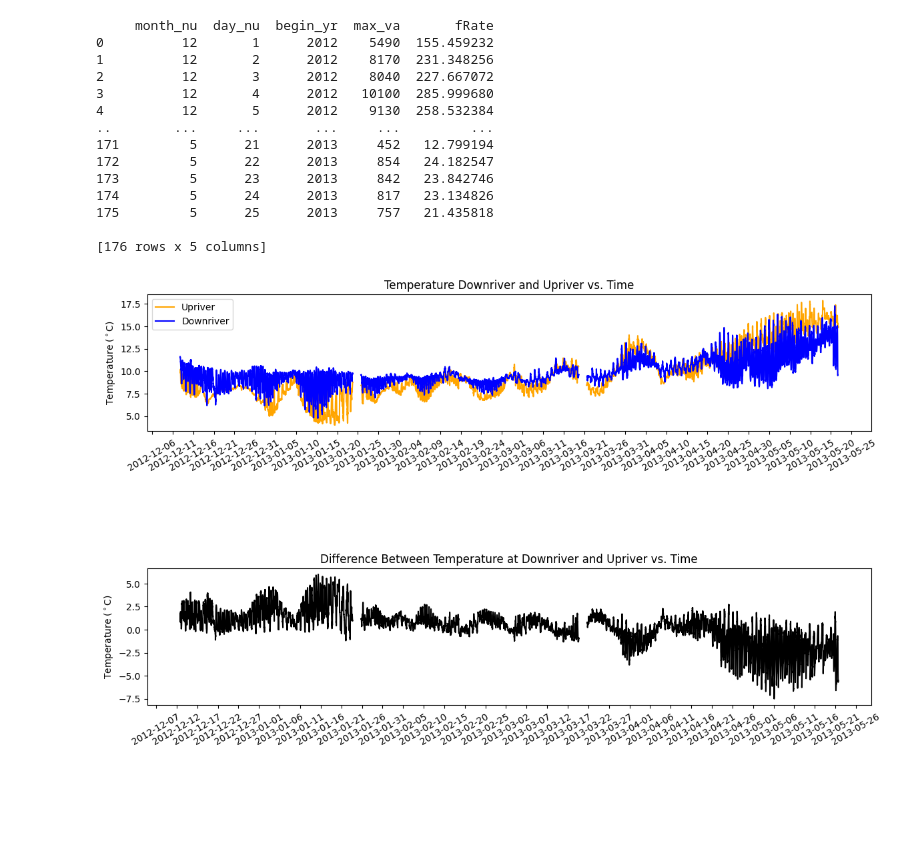
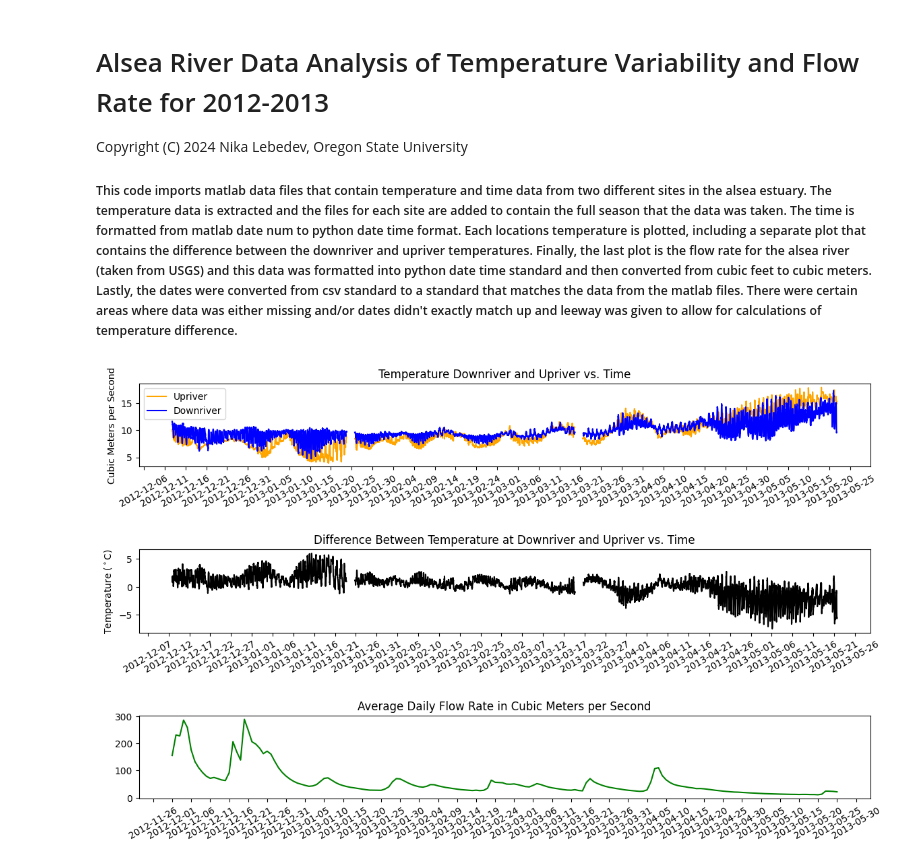
Before and after one commit to lebedevn/Alsea-Estuary-Data, a Jupyter notebook: 2012_2013.ipynb, the cells around one changed output. Cells and saved outputs as stored; diff of their text form; code cells hidden in the pictures; blank space fills up the shorter version.

Commit message:
final edits for the data

```diff
--- a/2012_2013.ipynb
+++ b/2012_2013.ipynb
@@ -1,3 +1,8 @@
+# %% [markdown]
+# Alsea River Data Analysis of Temperature Variability and Flow Rate for 2012-2013
+Copyright (C) 2024 Nika Lebedev, Oregon State University
+
+##### This code imports matlab data files that contain temperature and time data from two different sites in the alsea estuary. The temperature data is extracted and the files for each site are added to contain the full season that the data was taken. The time is formatted from matlab date num to python date time format. Each locations temperature is plotted, including a separate plot that contains the difference between the downriver and upriver temperatures. Finally, the last plot is the flow rate for the alsea river (taken from USGS) and this data was formatted into python date time standard and then converted from cubic feet to cubic meters. Lastly, the dates were converted from csv standard to a standard that matches the data from the matlab files. There were certain areas where data was either missing and/or dates didn't exactly match up and leeway was given to allow for calculations of temperature difference.
 # %%
 import pandas as pd
 import scipy.io as sio
@@ -45,47 +50,44 @@ tmsUpriver = matUDF['DN'] * np.timedelta64(1, 'D') + origin
 
 #reading in flow data
 flowDF = pd.read_csv('2012_2013alsea.csv')
 flowDF['fRate'] = flowDF['max_va'] * 0.0283168
-print(flowDF)
+#create a new column for flow dates
+for index, row in flowDF.iterrows():
+    calcDate = pd.Timestamp(year=int(row['begin_yr']), month=int(row['month_nu']), day=int(row['day_nu']))
+    flowDF.loc[index, 'DN'] = calcDate
+
+tmsFlow = flowDF['DN']
+
 #making up for missing data values in DDF, and not matching time stamps
 matDiff = pd.merge_asof(left = matDDF, right = matUDF, on = 'DN')
 matDiff['deltaT'] = matDiff['T_x']-matDiff['T_y']
 tmsDiff = matDiff['DN'] * np.timedelta64(1, 'D') + origin
 
 #plotting subplots
-fig, (ax,axdiff) = plt.subplots(2,figsize=(14, 8))
+fig, (ax,axdiff,axflow) = plt.subplots(3,figsize=(14, 8))
 ax.set_title("Temperature Downriver and Upriver vs. Time")
 #add second plot below that shows temperature difference
 axdiff.set_title("Difference Between Temperature at Downriver and Upriver vs. Time")
 plt.setp(ax, ylabel = "Temperature ($^\circ$C)")
 plt.setp(axdiff, ylabel = "Temperature ($^\circ$C)")
 ax.plot(tmsUpriver, matUDF['T'], color = 'orange', label='Upriver')
 ax.plot(tmsDownriver,matDDF['T'], color = 'blue', label = 'Downriver')
 axdiff.plot(tmsDownriver,matDiff['deltaT'],color = 'black', label = "Difference")
+axflow.set_title("Average Daily Flow Rate in Cubic Meters per Second")
+plt.setp(ax, ylabel = "Cubic Meters per Second")
+axflow.plot(tmsFlow,flowDF['fRate'], color = 'green', label = 'FlowRate')
+axflow.xaxis.set_major_locator(mdates.DayLocator(interval=5))
+axflow.xaxis.set_tick_params(rotation = 30)
 
 # Change the tick interval
 ax.xaxis.set_major_locator(mdates.DayLocator(interval=5))
 axdiff.xaxis.set_major_locator(mdates.DayLocator(interval=5))
 # Puts x-axis labels on an angle
 ax.xaxis.set_tick_params(rotation = 30)
 axdiff.xaxis.set_tick_params(rotation = 30)
 plt.subplots_adjust(hspace=1)
 
 ax.legend()
 plt.show()
 # %% [output]
-     month_nu  day_nu  begin_yr  max_va       fRate
-0          12       1      2012    5490  155.459232
-1          12       2      2012    8170  231.348256
-2          12       3      2012    8040  227.667072
-3          12       4      2012   10100  285.999680
-4          12       5      2012    9130  258.532384
-..        ...     ...       ...     ...         ...
-171         5      21      2013     452   12.799194
-172         5      22      2013     854   24.182547
-173         5      23      2013     842   23.842746
-174         5      24      2013     817   23.134826
-175         5      25      2013     757   21.435818
-
-[176 rows x 5 columns]
-[figure, old version]
+[figure, new version]
```
Also changed, not shown: parts of 1 cell of this notebook, 1 other file.
